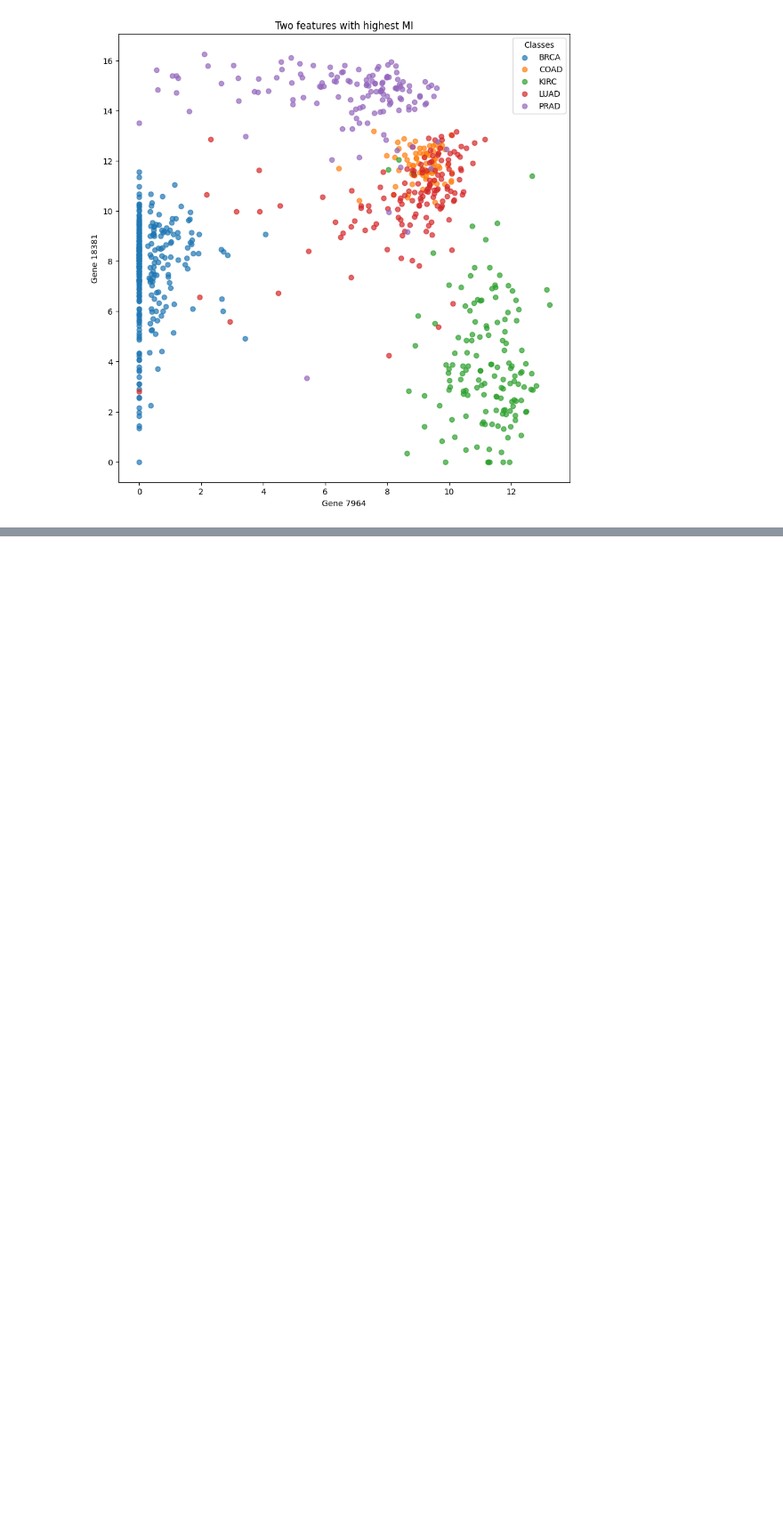
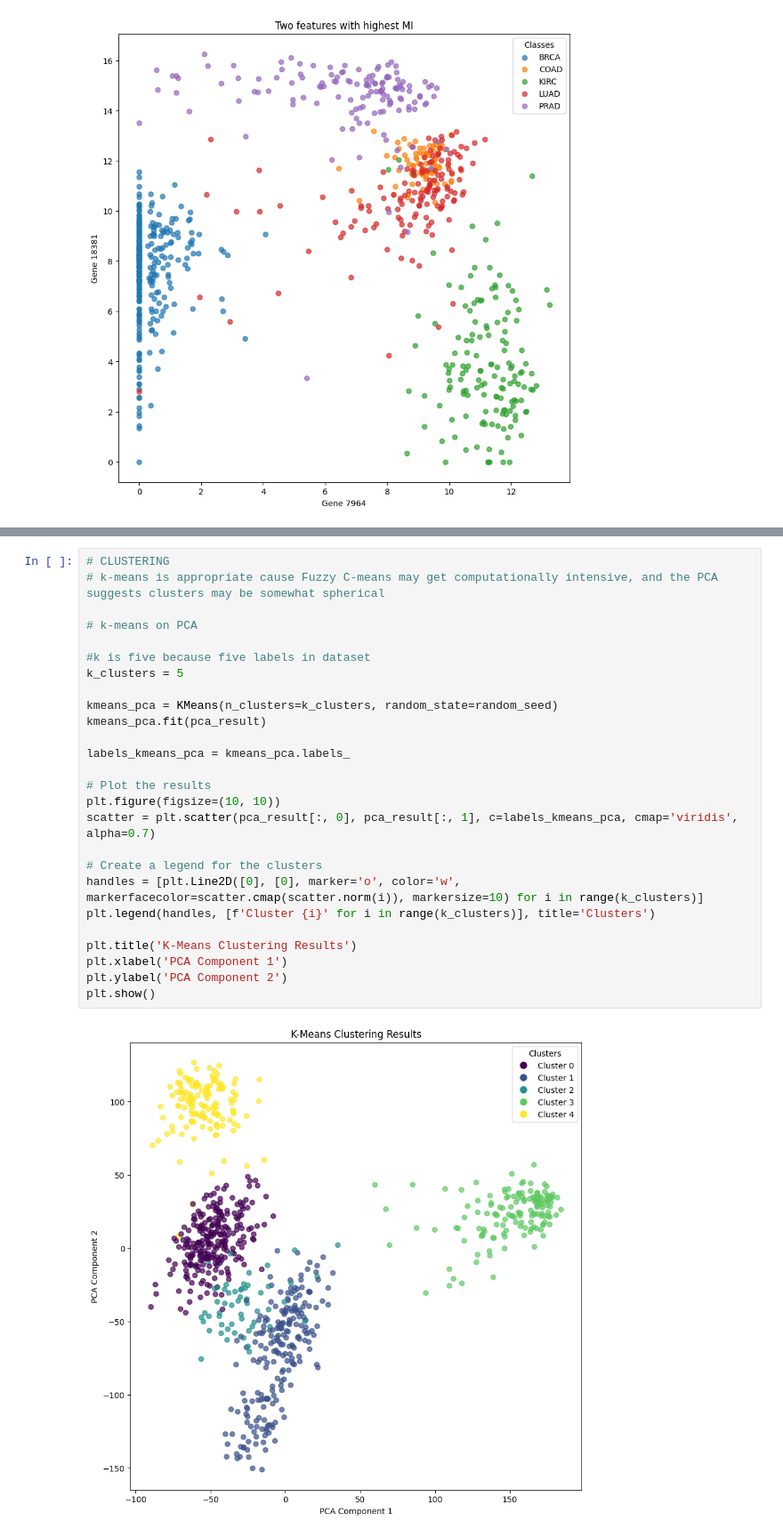
Before and after one commit to hylke35/PatternRecognition, a Jupyter notebook: pipeline numeric.ipynb, the cells around one changed output, grey strips where cells are left out. Shown at 89% size. Drawn from its saved outputs; the diff is of its cells as text; blank space fills up the shorter version.

```diff
--- a/pipeline numeric.ipynb
+++ b/pipeline numeric.ipynb
@@ -561,0 +577,28 @@ plt.show()
+# %%
+# CLUSTERING
+# k-means is appropriate cause Fuzzy C-means may get computationally intensive, and the PCA suggests clusters may be somewhat spherical
+
+# k-means on PCA
+
+#k is five because five labels in dataset
+k_clusters = 5
+
+kmeans_pca = KMeans(n_clusters=k_clusters, random_state=random_seed)
+kmeans_pca.fit(pca_result)
+
+labels_kmeans_pca = kmeans_pca.labels_
+
+# Plot the results
+plt.figure(figsize=(10, 10))
+scatter = plt.scatter(pca_result[:, 0], pca_result[:, 1], c=labels_kmeans_pca, cmap='viridis', alpha=0.7)
+
+# Create a legend for the clusters
+handles = [plt.Line2D([0], [0], marker='o', color='w', markerfacecolor=scatter.cmap(scatter.norm(i)), markersize=10) for i in range(k_clusters)]
+plt.legend(handles, [f'Cluster {i}' for i in range(k_clusters)], title='Clusters')
+
+plt.title('K-Means Clustering Results')
+plt.xlabel('PCA Component 1')
+plt.ylabel('PCA Component 2')
+plt.show()
+# %% [output]
+[figure, added]
```
Also changed, not shown: parts of 10 cells of this notebook.
